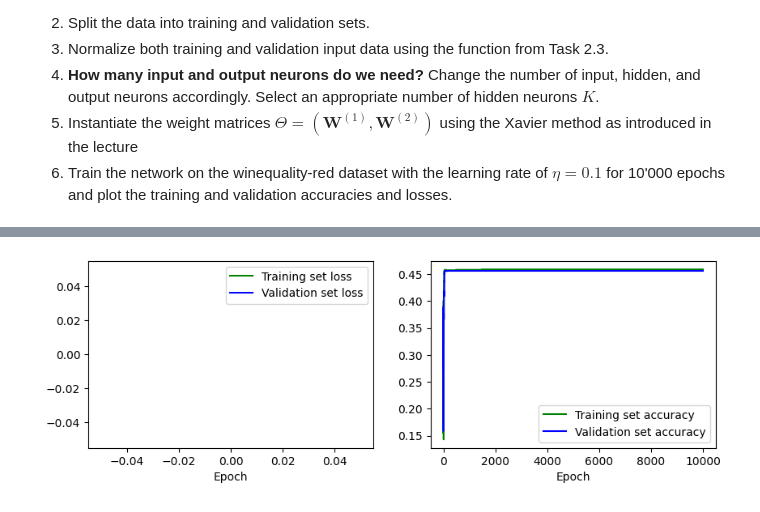
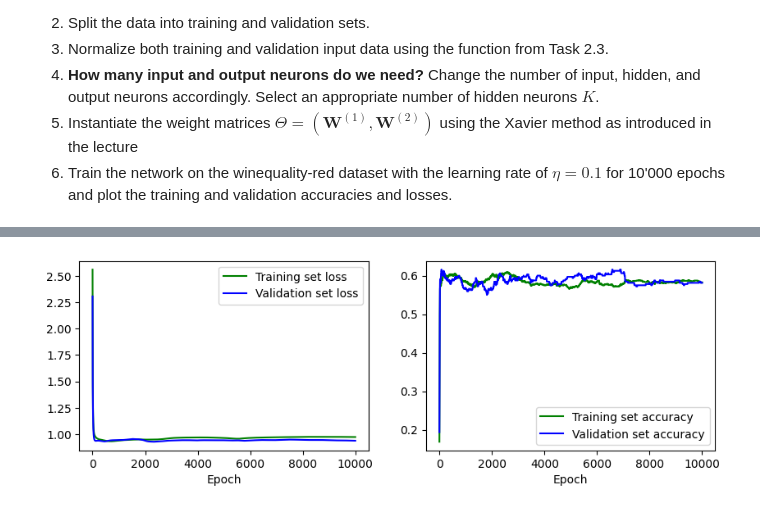
Before and after one commit to tlex-web/deep-learning-exercises, a Jupyter notebook: 02/DL-Assignment02.ipynb, the cells around one changed output, grey strips where cells are left out. Saved outputs shown, nothing was run; the diff lists cells and outputs as text; code cells hidden in the pictures.

Commit message:
fixed stable softmax

```diff
--- a/02/DL-Assignment02.ipynb
+++ b/02/DL-Assignment02.ipynb
@@ -352,14 +352,17 @@ In this task, we will implement the activation functions used in binary and cate
   $$
    \tilde{\mathcal S}(z_o) = \frac{e^{z_o - z_{max}}}{\sum\limits_{o'} e^{z_{o'} - z_{max}}}
    $$
-# %%
-def logistic_function(z):
-    return 1 / (1 + numpy.exp(-z))
-
-def stable_softmax(z):
-    # FIX : to prevent overflow or division by zero errors we use log stable softmax
-    z_max = np.max(z)
-    return z - z_max - np.log(np.sum(np.exp(z - z_max)))
+# %%
+def logistic_function(z):
+    return 1 / (1 + numpy.exp(-z))
+
+def stable_softmax(z):
+    # subtract the maximum for numerical stability
+    z_max = np.max(z, axis=0, keepdims=True)
+    exp_values = np.exp(z - z_max)
+    sum_exp = np.sum(exp_values, axis=0, keepdims=True)
+    # add a small constant to avoid division by zero
+    return exp_values / (sum_exp + 1e-8)
 # %% [markdown]
 #### Task 2.5: Network Implementation
 
@@ -416,12 +417,10 @@ $$
 For both losses, the mathematical expressions below can be implemented much easier, by using basic `numpy` or `scipy` functionality.
 # %%
 def loss(Y, T, loss_type):
-  # Assuming loss_type
-  if loss_type == 'bce':
-      return - numpy.mean(T * numpy.log(Y) + (1-T) * numpy.log(1-Y))
-  else:
-      # TODO : Still inf or nan errors
-      return - numpy.mean(T * numpy.log(Y))
+    if loss_type == "bce":
+        return -numpy.mean(T * numpy.log(Y) + (1 - T) * numpy.log(1 - Y))
+    if loss_type == "cce":
+        return -np.mean(np.sum(T * np.log(Y + 1e-8), axis=0))
 # %% [markdown]
 #### Task 2.7: Gradient Implementation
 
@@ -626,14 +633,20 @@ O = 6
 # Xavier normal initialization
 n_in = D
 n_out = O
-sd = numpy.sqrt(2/(n_in+n_out))
+sd = np.sqrt(2/(n_in+n_out))
 
 W1 = np.random.randn(K, D) * sd
-W2 = np.random.randn(O, K+1) * sd
+W2 = np.random.randn(O, K + 1) * sd
 Theta = [W1, W2]
 
 # train network on our data
-train_loss, train_acc, val_loss, val_acc = train(X_train, T_train, X_val, T_val, Theta, loss_type="cce")
+train_loss, train_acc, val_loss, val_acc = train(
+    X_train, T_train, X_val, T_val, Theta, loss_type="cce")
+
+print(f"Train loss: {train_loss[-1]}")
+print(f"Validation loss: {val_loss[-1]}")
+print(f"Train accuracy: {train_acc[-1]}")
+print(f"Validation accuracy: {val_acc[-1]}")
 
 # plot the results
 plot(train_loss, train_acc, val_loss, val_acc)
@@ -642 +659 @@ Loaded dataset with 1599 samples
-[figure, old version]
+[figure, new version]
```
Also changed, not shown: parts of 4 cells of this notebook.
